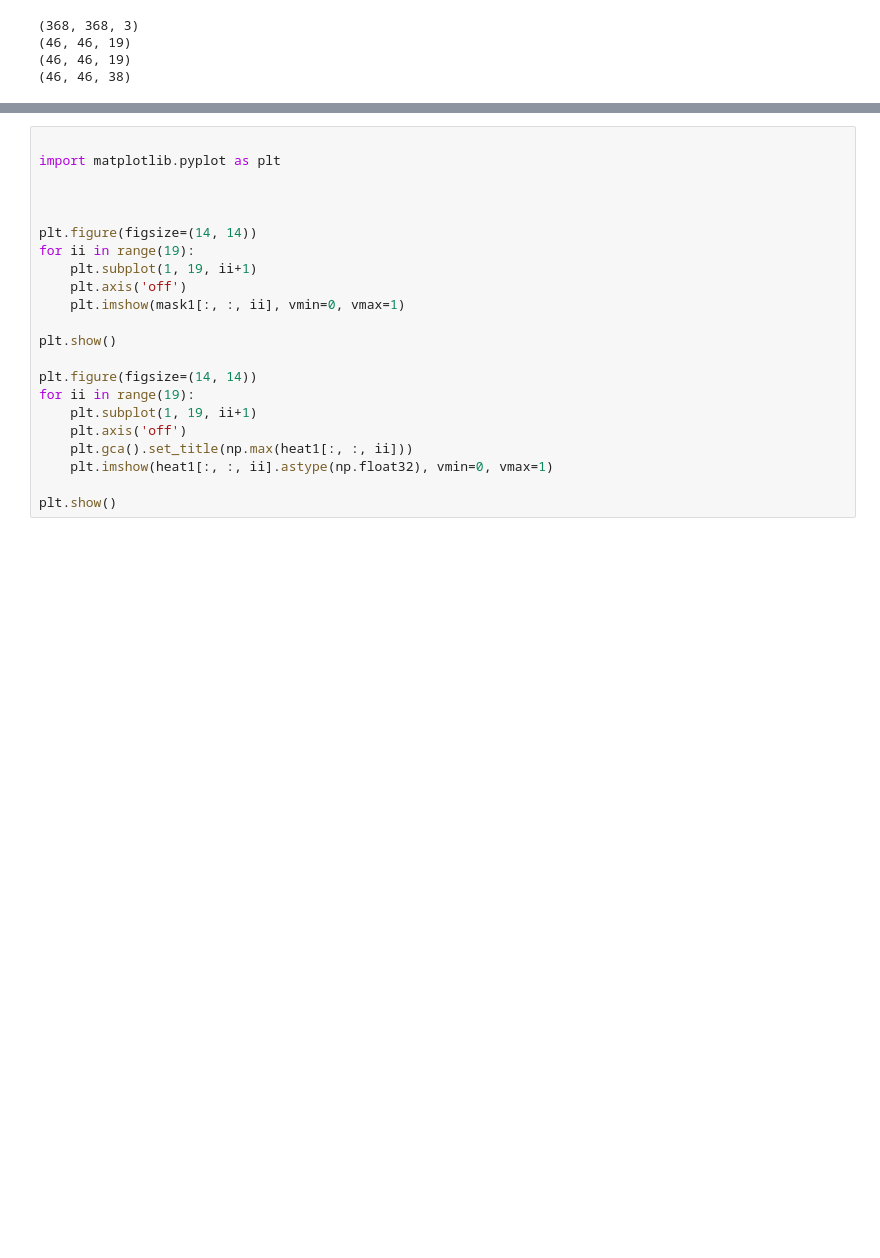
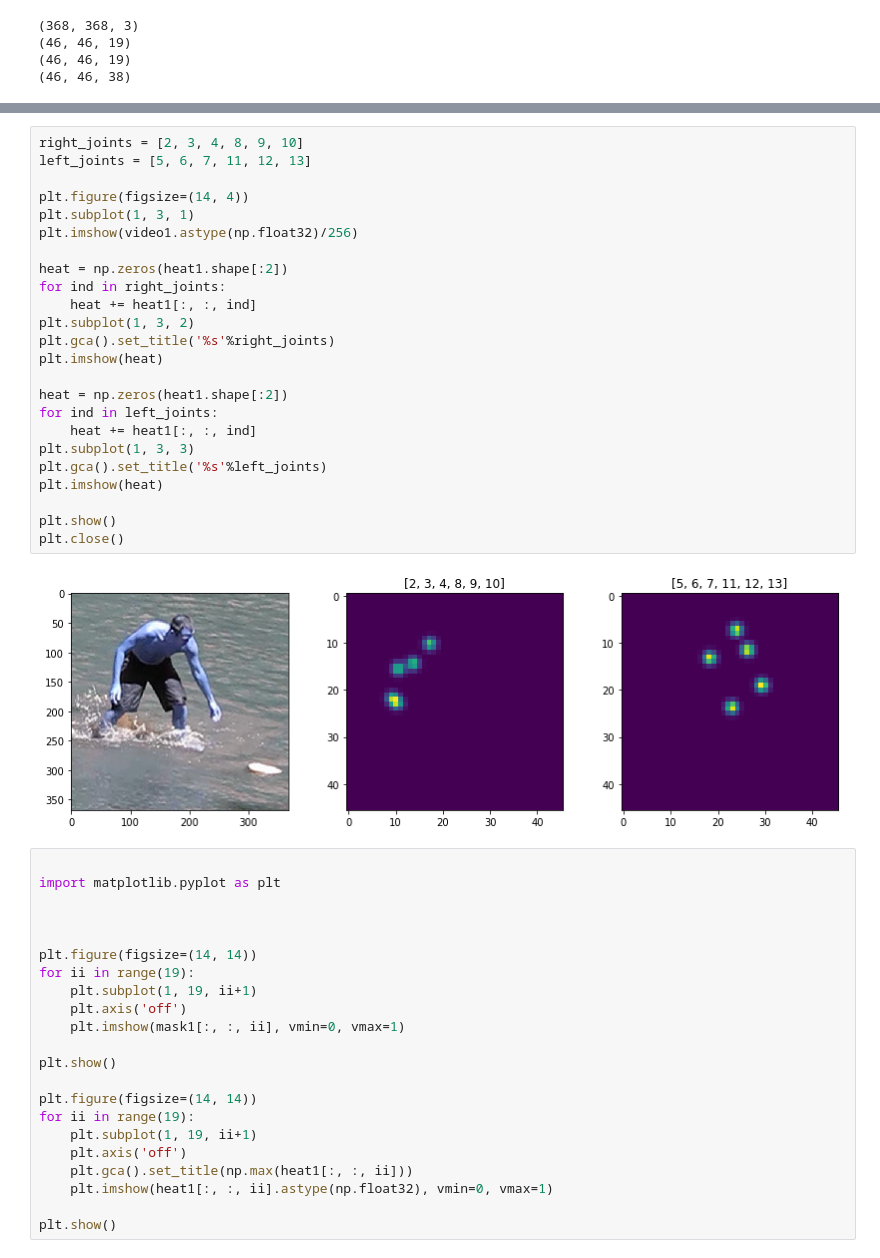
Before and after one commit to ul1994/lstm_tests, a Jupyter notebook: PreviewCoco.ipynb, the cells around one changed output, grey strips where cells are left out. Cells and saved outputs as stored; diff of their text form; blank space fills up the shorter version.

Commit message:
fixed LR swap of video joints

```diff
--- a/PreviewCoco.ipynb
+++ b/PreviewCoco.ipynb
@@ -118,4 +123,30 @@ float16
 Masked out joints: []
+# %%
+right_joints = [2, 3, 4, 8, 9, 10]
+left_joints = [5, 6, 7, 11, 12, 13]
+
+plt.figure(figsize=(14, 4))
+plt.subplot(1, 3, 1)
+plt.imshow(video1.astype(np.float32)/256)
+
+heat = np.zeros(heat1.shape[:2])
+for ind in right_joints:
+    heat += heat1[:, :, ind]
+plt.subplot(1, 3, 2)
+plt.gca().set_title('%s'%right_joints)
+plt.imshow(heat)
+
+heat = np.zeros(heat1.shape[:2])
+for ind in left_joints:
+    heat += heat1[:, :, ind]
+plt.subplot(1, 3, 3)
+plt.gca().set_title('%s'%left_joints)
+plt.imshow(heat)
+
+plt.show()
+plt.close()
+# %% [output]
+[figure, added]
 # %%
 
 import matplotlib.pyplot as plt
```
Also changed, not shown: parts of 3 cells of this notebook, 2 other files.
